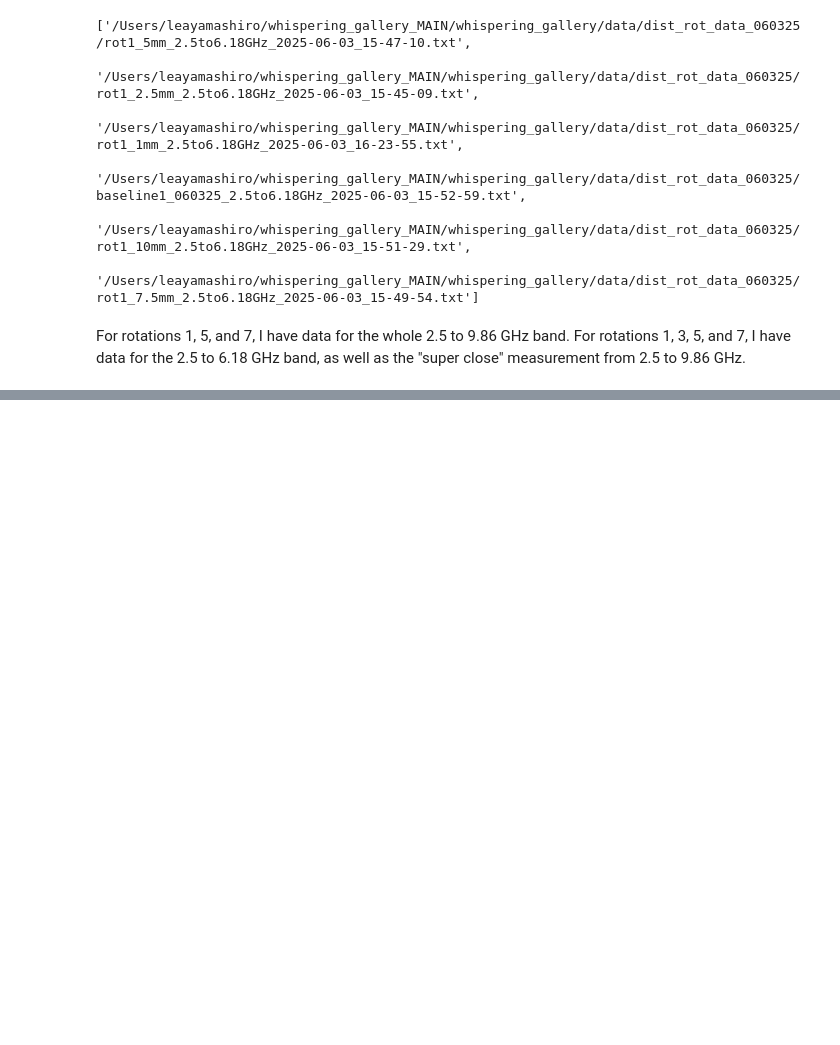
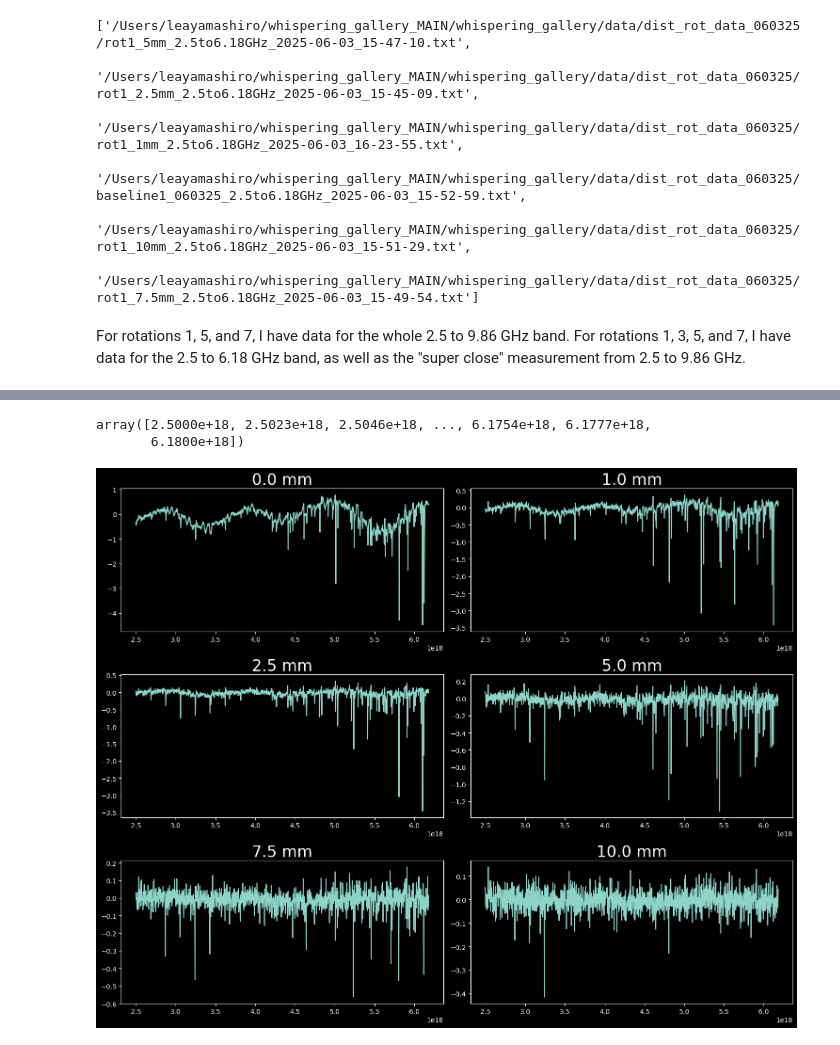
Before and after one commit to leay01/whispering_gallery_MAIN, a Jupyter notebook: WGM_clean/analysis_060325/rotations_distance.ipynb, the cells around one changed output, grey strips where cells are left out. Cells and saved outputs as stored; diff of their text form; code cells hidden in the pictures; blank space fills up the shorter version.

```diff
--- a/WGM_clean/analysis_060325/rotations_distance.ipynb
+++ b/WGM_clean/analysis_060325/rotations_distance.ipynb
@@ -70,0 +77,2 @@ For rotations 1, 3, 5, and 7, I have data for the 2.5 to 6.18 GHz band, as well
+# %%
+rot1_060325 = glob.glob('/Users/leayamashiro/whispering_gallery_MAIN/whispering_gallery/data/dist_rot_data_060325/rotation_distance_data_060325/rot1_1/*.txt')
@@ -70,0 +102,17 @@ For rotations 1, 3, 5, and 7, I have data for the 2.5 to 6.18 GHz band, as well
+# %%
+def extract_dist_for_reading(filename):
+    # Get file name
+    name = filename.split('/')[-1]
+    # Find the part that starts with 'rot1_'
+    part = name.split('_')
+    for p in part:
+        if 'mm' in p:
+            return float(p.replace('mm', ''))
+    return float('inf')  # for other naming conventions put at end
+
+# trying out function
+rot1_060325_sorted = sorted(rot1_060325, key=extract_dist_for_reading)
+
+# Print result
+for f in rot1_060325_sorted:
+    print(f)
@@ -70,0 +169,3 @@ For rotations 1, 3, 5, and 7, I have data for the 2.5 to 6.18 GHz band, as well
+# %%
+testing_dict1 = read_glob_sort_get_data(rot1_060325,
+                                        '/Users/leayamashiro/whispering_gallery_MAIN/whispering_gallery/data/dist_rot_data_060325/baseline1_060325_2.5to6.18GHz_2025-06-03_15-52-59.txt')
@@ -70,0 +190,27 @@ For rotations 1, 3, 5, and 7, I have data for the 2.5 to 6.18 GHz band, as well
+# %%
+testing_dict1[0]['freqs']
+# %% [output]
+array([2.5000e+18, 2.5023e+18, 2.5046e+18, ..., 6.1754e+18, 6.1777e+18,
+       6.1800e+18])
+# %%
+def plot_distance_dict(dict):
+
+n_plots = len(testing_dict1)
+ncols = 2
+nrows = (n_plots + 1) // ncols  # rounds up if odd number of plots
+
+fig, ax = plt.subplots(nrows, ncols, figsize=(15, 4 * nrows))
+ax = ax.flatten()  # flatten 2D array to 1D for easy iteration
+
+for i, key in enumerate(testing_dict1):
+    ax[i].plot(testing_dict1[key]['freqs'], testing_dict1[key]['subtracted'])
+    ax[i].set_title(f"{testing_dict1[key]['distance [mm]']} mm")
+
+# Hide any unused subplots (for odd number of items)
+for j in range(i+1, len(ax)):
+    fig.delaxes(ax[j])
+
+plt.tight_layout()
+plt.show()
+# %% [output]
+[figure, added]
```
Also changed, not shown: parts of 15 cells of this notebook, 6 other files.
